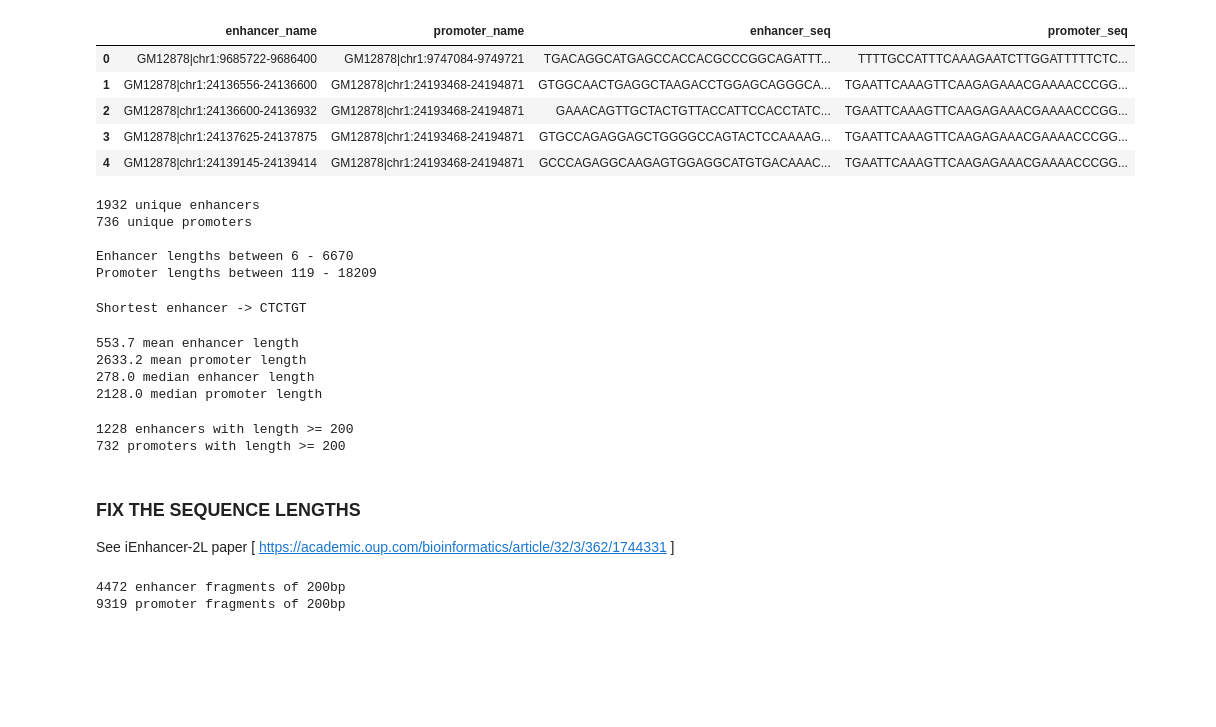
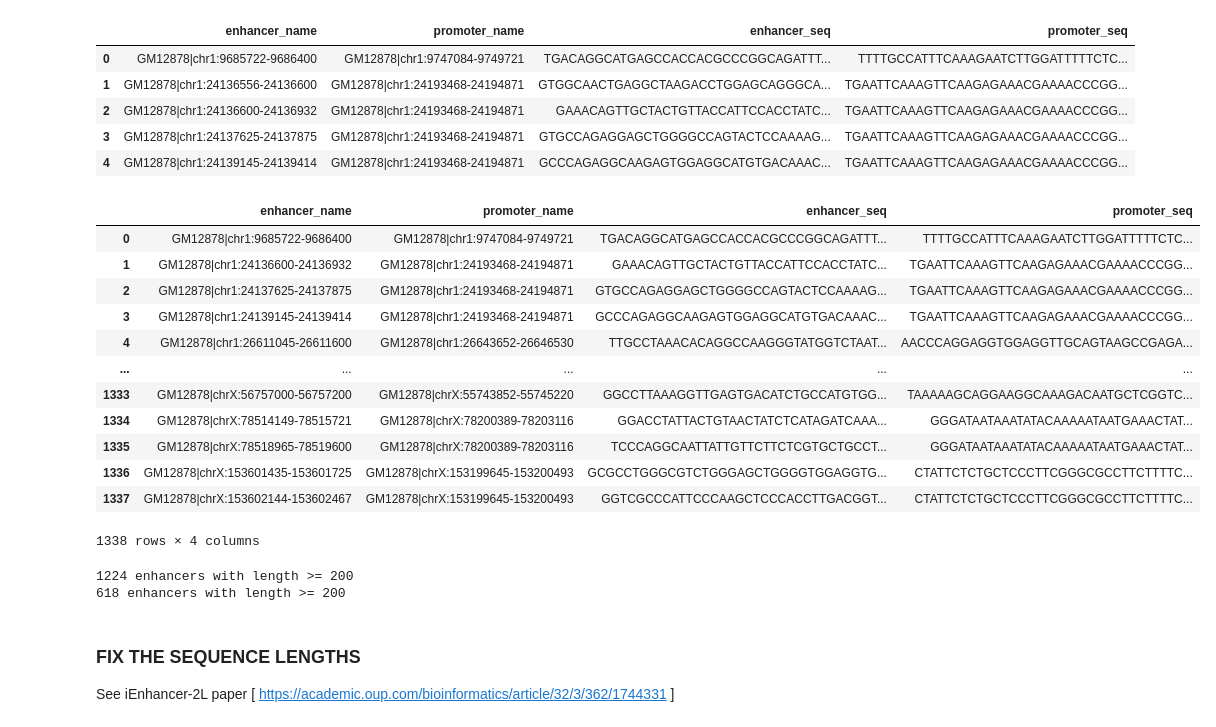
Before and after one commit to smtnkc/gcn4epi, a Jupyter notebook: prepare_bert_data.ipynb, the cells around one changed output. Drawn from its saved outputs; the diff is of its cells as text; code cells hidden in the pictures; blank space fills up the shorter version.

```diff
--- a/prepare_bert_data.ipynb
+++ b/prepare_bert_data.ipynb
@@ -133,37 +117,26 @@ for i in range(len(pro_seqs)):
-# %%
-print(len(enh_seqs), "unique enhancers")
-print(len(pro_seqs), "unique promoters\n")
-
-print("Enhancer lengths between", min(enh_lengths), '-', max(enh_lengths))
-print("Promoter lengths between", min(pro_lengths), '-', max(pro_lengths))
-# %% [output]
-1932 unique enhancers
-736 unique promoters
-
-Enhancer lengths between 6 - 6670
-Promoter lengths between 119 - 18209
-# %%
-min_index = enh_lengths.index(min(enh_lengths))
-print("Shortest enhancer ->", enh_seqs[min_index])
-# %% [output]
-Shortest enhancer -> CTCTGT
-# %%
-print('{:.1f}'.format(st.mean(enh_lengths)), "mean enhancer length")
-print('{:.1f}'.format(st.mean(pro_lengths)), "mean promoter length")
-
-print('{:.1f}'.format(st.median(enh_lengths)), "median enhancer length")
-print('{:.1f}'.format(st.median(pro_lengths)), "median promoter length")
-# %% [output]
-553.7 mean enhancer length
-2633.2 mean promoter length
-278.0 median enhancer length
-2128.0 median promoter length
-# %%
-print(len(list(filter(lambda length: length >= 200, enh_lengths))), "enhancers with length >= 200")
-print(len(list(filter(lambda length: length >= 200, pro_lengths))), "promoters with length >= 200")
-# %% [output]
-1228 enhancers with length >= 200
-732 promoters with length >= 200
+# %%
+ep_sequences = ep_sequences[
+    ep_sequences['enhancer_seq'].apply(lambda x: len(x)>=200) &
+    ep_sequences['promoter_seq'].apply(lambda x: len(x)>=200)].reset_index(drop=True)
+display(ep_sequences)
+print(len(set(ep_sequences['enhancer_name'])), "enhancers with length >= 200")
+print(len(set(ep_sequences['promoter_name'])), "enhancers with length >= 200")
+# %% [output]
+|  | enhancer_name | promoter_name | enhancer_seq | promoter_seq |
+| 0 | GM12878|chr1:9685722-9686400 | GM12878|chr1:9747084-9749721 | TGACAGGCATGAGCCACCACGCCCGGCAGATTT... | TTTTGCCATTTCAAAGAATCTTGGATTTTTCTC... |
+| 1 | GM12878|chr1:24136600-24136932 | GM12878|chr1:24193468-24194871 | GAAACAGTTGCTACTGTTACCATTCCACCTATC... | TGAATTCAAAGTTCAAGAGAAACGAAAACCCGG... |
+| 2 | GM12878|chr1:24137625-24137875 | GM12878|chr1:24193468-24194871 | GTGCCAGAGGAGCTGGGGCCAGTACTCCAAAAG... | TGAATTCAAAGTTCAAGAGAAACGAAAACCCGG... |
+| 3 | GM12878|chr1:24139145-24139414 | GM12878|chr1:24193468-24194871 | GCCCAGAGGCAAGAGTGGAGGCATGTGACAAAC... | TGAATTCAAAGTTCAAGAGAAACGAAAACCCGG... |
+| 4 | GM12878|chr1:26611045-26611600 | GM12878|chr1:26643652-26646530 | TTGCCTAAACACAGGCCAAGGGTATGGTCTAAT... | AACCCAGGAGGTGGAGGTTGCAGTAAGCCGAGA... |
+| ... | ... | ... | ... | ... |
+| 1333 | GM12878|chrX:56757000-56757200 | GM12878|chrX:55743852-55745220 | GGCCTTAAAGGTTGAGTGACATCTGCCATGTGG... | TAAAAAGCAGGAAGGCAAAGACAATGCTCGGTC... |
+| 1334 | GM12878|chrX:78514149-78515721 | GM12878|chrX:78200389-78203116 | GGACCTATTACTGTAACTATCTCATAGATCAAA... | GGGATAATAAATATACAAAAATAATGAAACTAT... |
+| 1335 | GM12878|chrX:78518965-78519600 | GM12878|chrX:78200389-78203116 | TCCCAGGCAATTATTGTTCTTCTCGTGCTGCCT... | GGGATAATAAATATACAAAAATAATGAAACTAT... |
+| 1336 | GM12878|chrX:153601435-153601725 | GM12878|chrX:153199645-153200493 | GCGCCTGGGCGTCTGGGAGCTGGGGTGGAGGTG... | CTATTCTCTGCTCCCTTCGGGCGCCTTCTTTTC... |
+| 1337 | GM12878|chrX:153602144-153602467 | GM12878|chrX:153199645-153200493 | GGTCGCCCATTCCCAAGCTCCCACCTTGACGGT... | CTATTCTCTGCTCCCTTCGGGCGCCTTCTTTTC... |
+1338 rows × 4 columns
+1224 enhancers with length >= 200
+618 enhancers with length >= 200
 # %% [markdown]
 ### FIX THE SEQUENCE LENGTHS
 
@@ -189,6 +147,0 @@ for seq in pro_seqs:
-# %%
-print(len(enh_fragments), "enhancer fragments of 200bp")
-print(len(pro_fragments), "promoter fragments of 200bp")
-# %% [output]
-4472 enhancer fragments of 200bp
-9319 promoter fragments of 200bp
```
Also changed, not shown: parts of 23 cells of this notebook, 17 other files.
